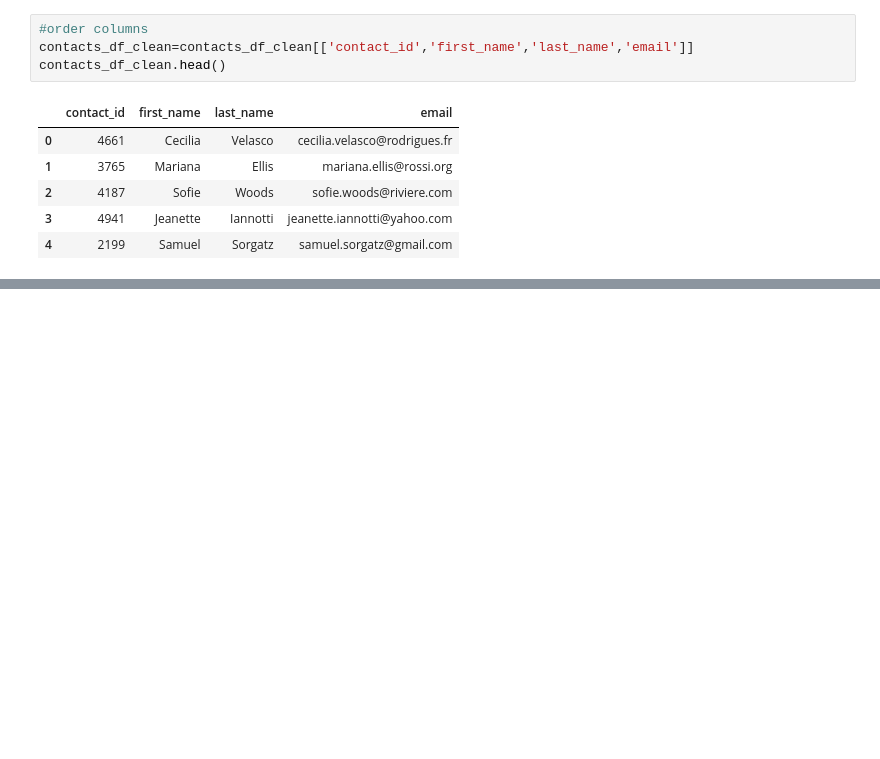
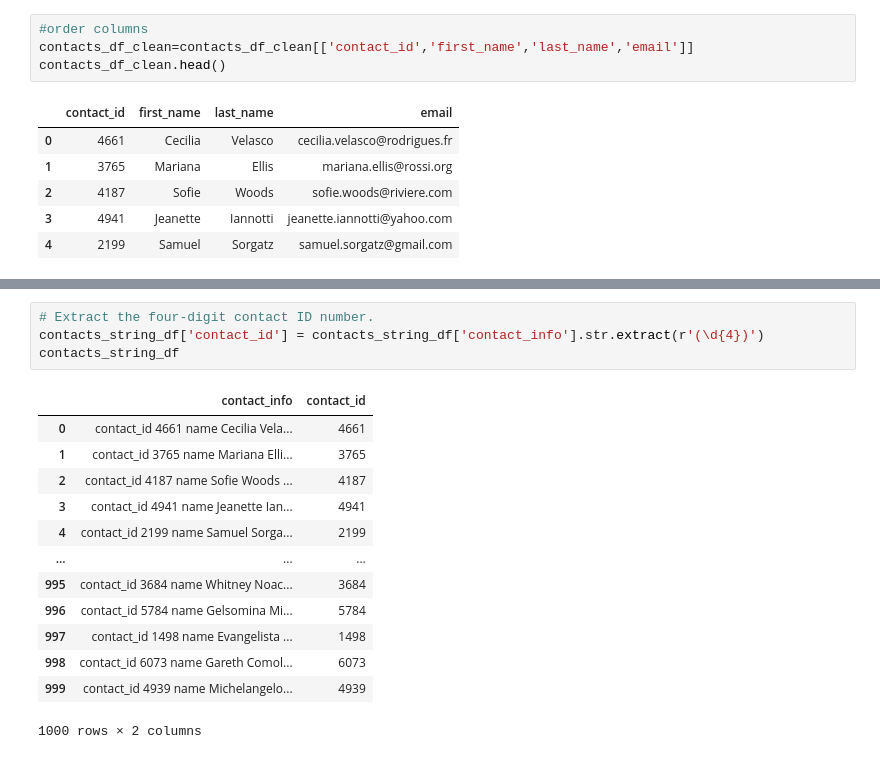
Before and after one commit to hiskidjv/Crowdfunding-ETL, a Jupyter notebook: Crowdfunding.ipynb, the cells around one changed output, grey strips where cells are left out. Saved outputs shown, nothing was run; the diff lists cells and outputs as text; blank space fills up the shorter version.

```diff
--- a/Untitled.ipynb
+++ b/Crowdfunding.ipynb
@@ -394,0 +435,18 @@ contacts_df_clean.to_csv("contacts", encoding='utf8',index=False)
+# %%
+# Extract the four-digit contact ID number.
+contacts_string_df['contact_id'] = contacts_string_df['contact_info'].str.extract(r'(\d{4})')
+contacts_string_df
+# %% [output]
+|  | contact_info | contact_id |
+| 0 | contact_id 4661 name Cecilia Vela... | 4661 |
+| 1 | contact_id 3765 name Mariana Elli... | 3765 |
+| 2 | contact_id 4187 name Sofie Woods ... | 4187 |
+| 3 | contact_id 4941 name Jeanette Ian... | 4941 |
+| 4 | contact_id 2199 name Samuel Sorga... | 2199 |
+| ... | ... | ... |
+| 995 | contact_id 3684 name Whitney Noac... | 3684 |
+| 996 | contact_id 5784 name Gelsomina Mi... | 5784 |
+| 997 | contact_id 1498 name Evangelista ... | 1498 |
+| 998 | contact_id 6073 name Gareth Comol... | 6073 |
+| 999 | contact_id 4939 name Michelangelo... | 4939 |
+1000 rows × 2 columns
```
Also changed, not shown: parts of 10 cells of this notebook, 7 other files.
